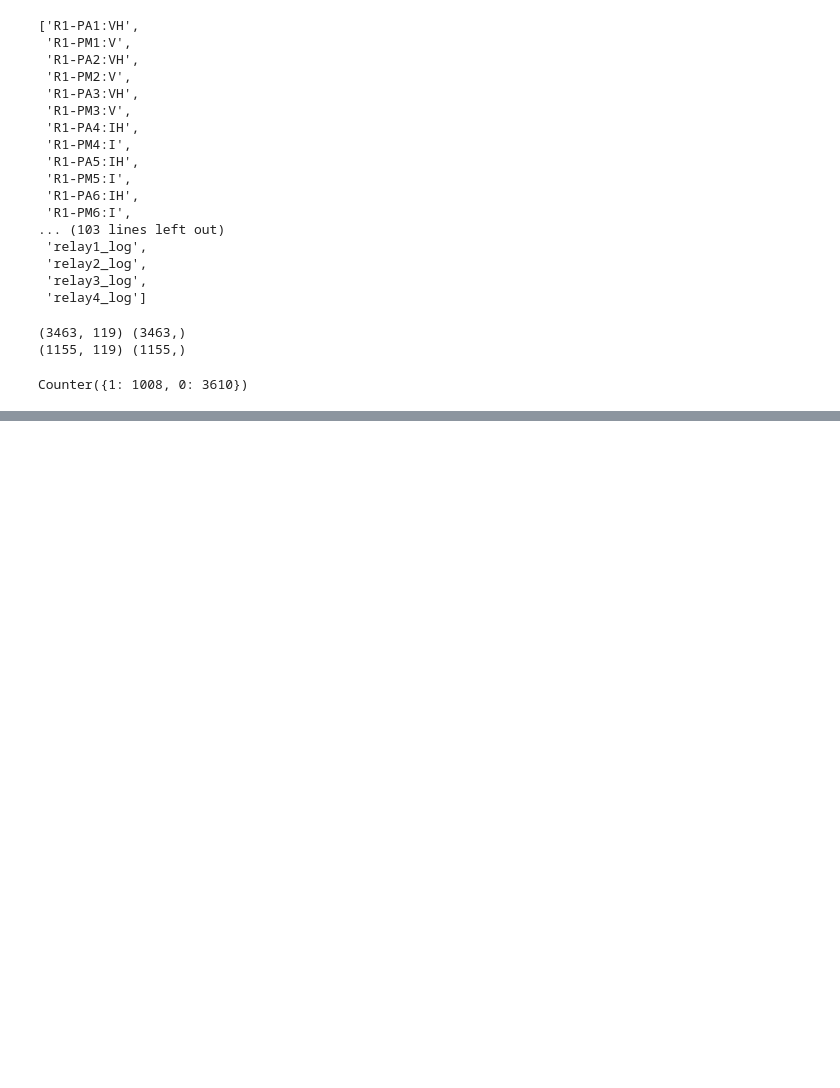
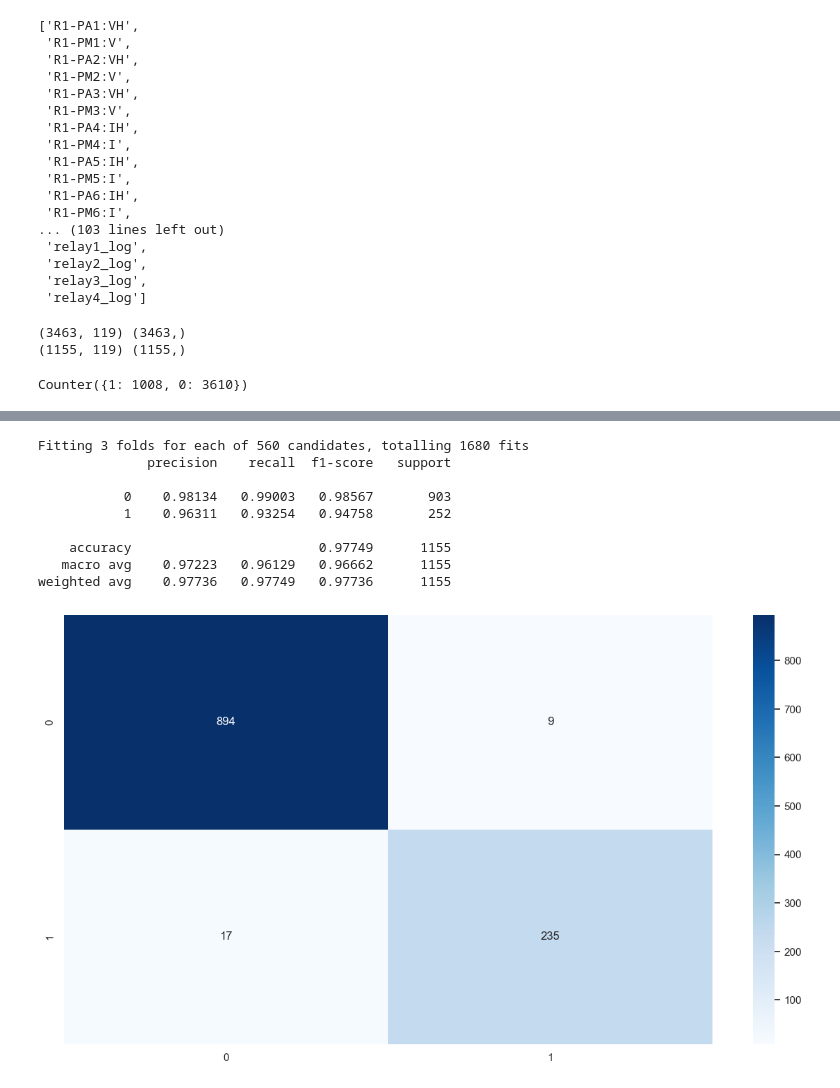
Before and after one commit to VictoKu1/IndustrialControlSystemCyberAttackDetectingCourse, a Jupyter notebook: Industrial_Power_Control_Cyber_Attacks_Detection.ipynb, the cells around one changed output, grey strips where cells are left out. Saved outputs shown, nothing was run; the diff lists cells and outputs as text; code cells hidden in the pictures; blank space fills up the shorter version.

```diff
--- a/Industrial_Power_Control_Cyber_Attacks_Detection.ipynb
+++ b/Industrial_Power_Control_Cyber_Attacks_Detection.ipynb
@@ -660 +531,27 @@ weighted avg    0.96970   0.96970   0.96921      1155
 [figure]
+# %%
+# K Nearest Neighbors
+knn = KNeighborsClassifier()
+knn_params = {
+    "n_neighbors": [3],
+    "weights": ["distance"],
+    "algorithm": ["auto"],
+    "leaf_size": [10],
+    "p": [1]
+}
+knn_grid = create_grid_search(knn, knn_params)
+knn_grid.fit(X_train, y_train)
+knn = knn_grid.best_estimator_
+pickle.dump(knn, open('m1_knn_grid.pkl', 'wb'))
+show(knn)
+# %% [output]
+Fitting 3 folds for each of 560 candidates, totalling 1680 fits
+              precision    recall  f1-score   support
+
+           0    0.98134   0.99003   0.98567       903
+           1    0.96311   0.93254   0.94758       252
+
+    accuracy                        0.97749      1155
+   macro avg    0.97223   0.96129   0.96662      1155
+weighted avg    0.97736   0.97749   0.97736      1155
+[figure, added]
```
Also changed, not shown: parts of 16 cells of this notebook, 5 other files.
